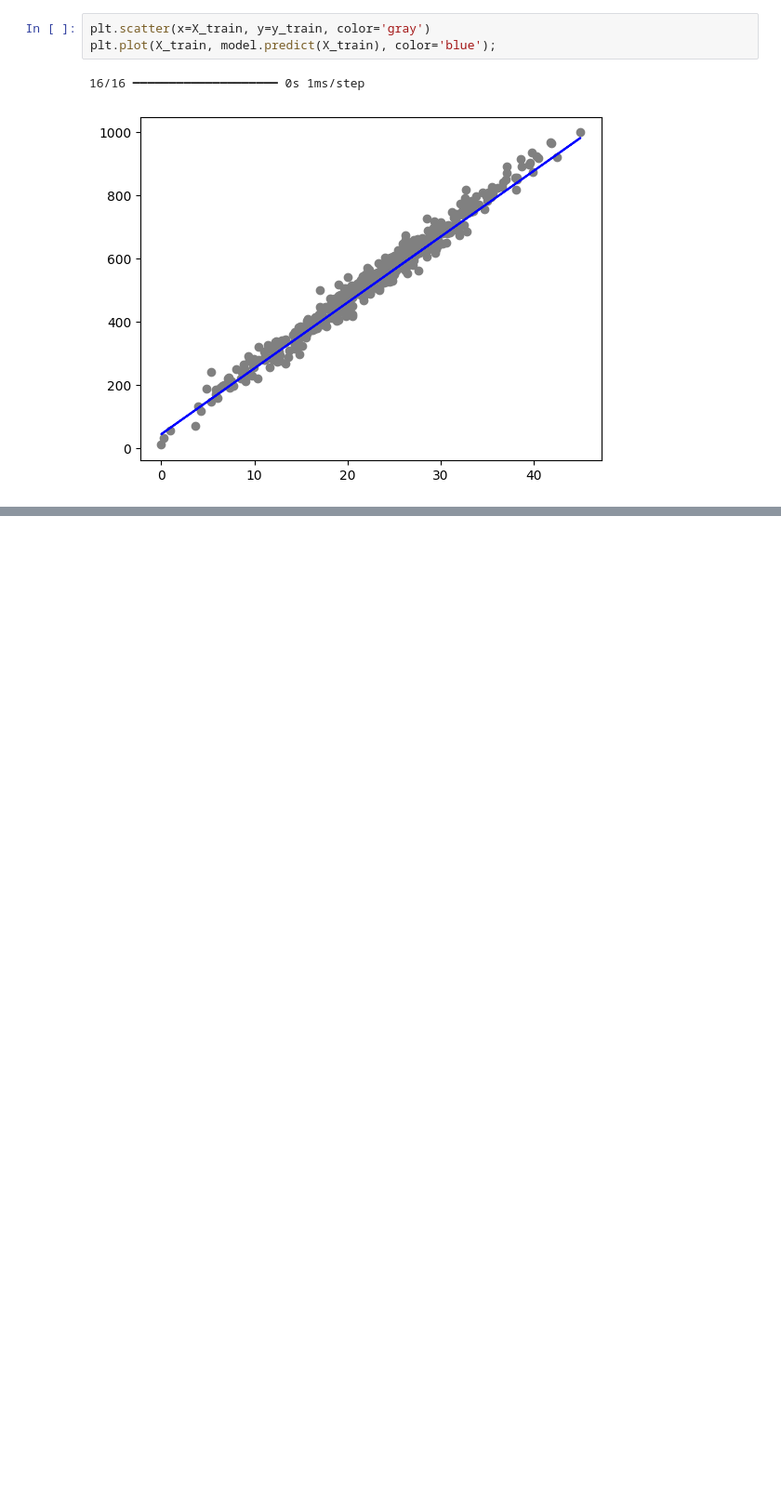
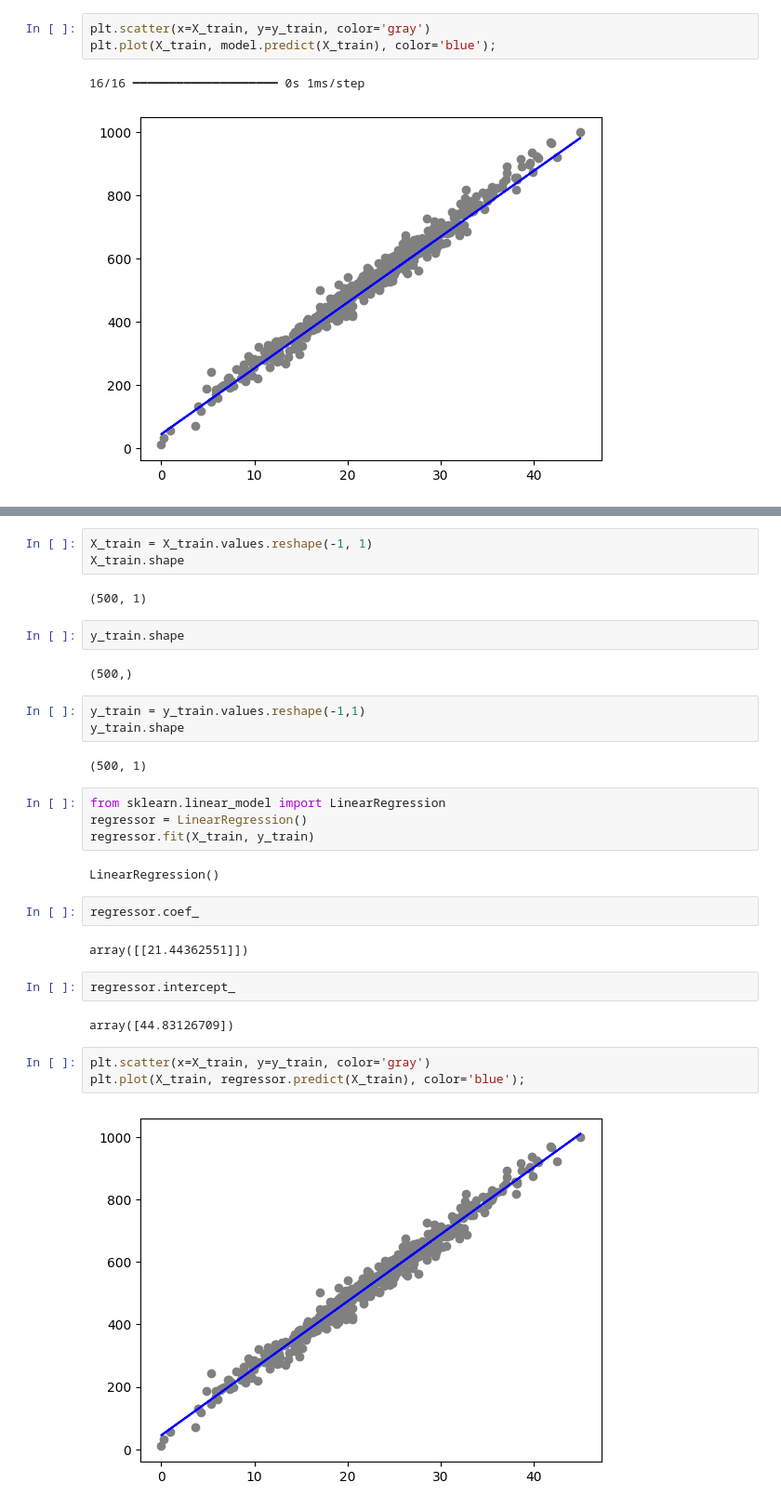
Before and after one commit to michelprosite/deep_learning_pr-tico_com_tensorflow_e_python, a Jupyter notebook: vendas_de_sorvete/vendas_de_sorvete.ipynb, the cells around one changed output, grey strips where cells are left out. Shown at 93% size. Saved outputs shown, nothing was run; the diff lists cells and outputs as text; blank space fills up the shorter version.

```diff
--- a/vendas_de_sorvete/vendas_de_sorvete.ipynb
+++ b/vendas_de_sorvete/vendas_de_sorvete.ipynb
@@ -156,0 +184,33 @@ plt.plot(X_train, model.predict(X_train), color='blue');
+# %%
+X_train = X_train.values.reshape(-1, 1)
+X_train.shape
+# %% [output]
+(500, 1)
+# %%
+y_train.shape
+# %% [output]
+(500,)
+# %%
+y_train = y_train.values.reshape(-1,1)
+y_train.shape
+# %% [output]
+(500, 1)
+# %%
+from sklearn.linear_model import LinearRegression
+regressor = LinearRegression()
+regressor.fit(X_train, y_train)
+# %% [output]
+LinearRegression()
+# %%
+regressor.coef_
+# %% [output]
+array([[21.44362551]])
+# %%
+regressor.intercept_
+# %% [output]
+array([44.83126709])
+# %%
+plt.scatter(x=X_train, y=y_train, color='gray')
+plt.plot(X_train, regressor.predict(X_train), color='blue');
+# %% [output]
+[figure, added]
```
Also changed, not shown: parts of 6 cells of this notebook.
